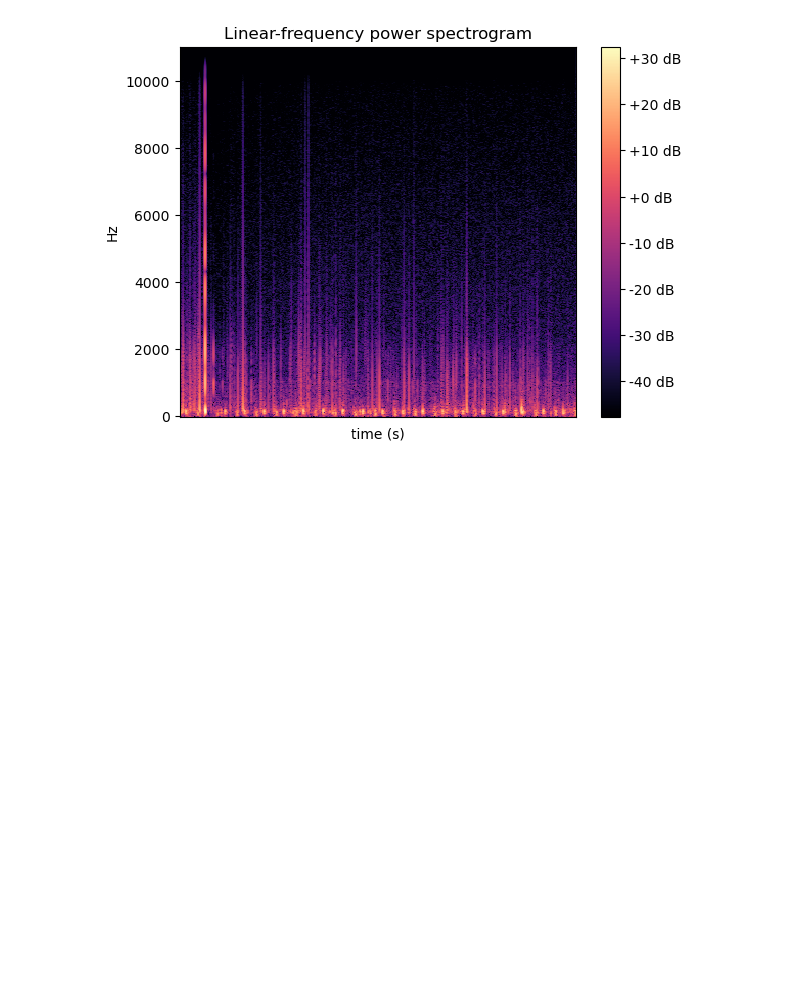
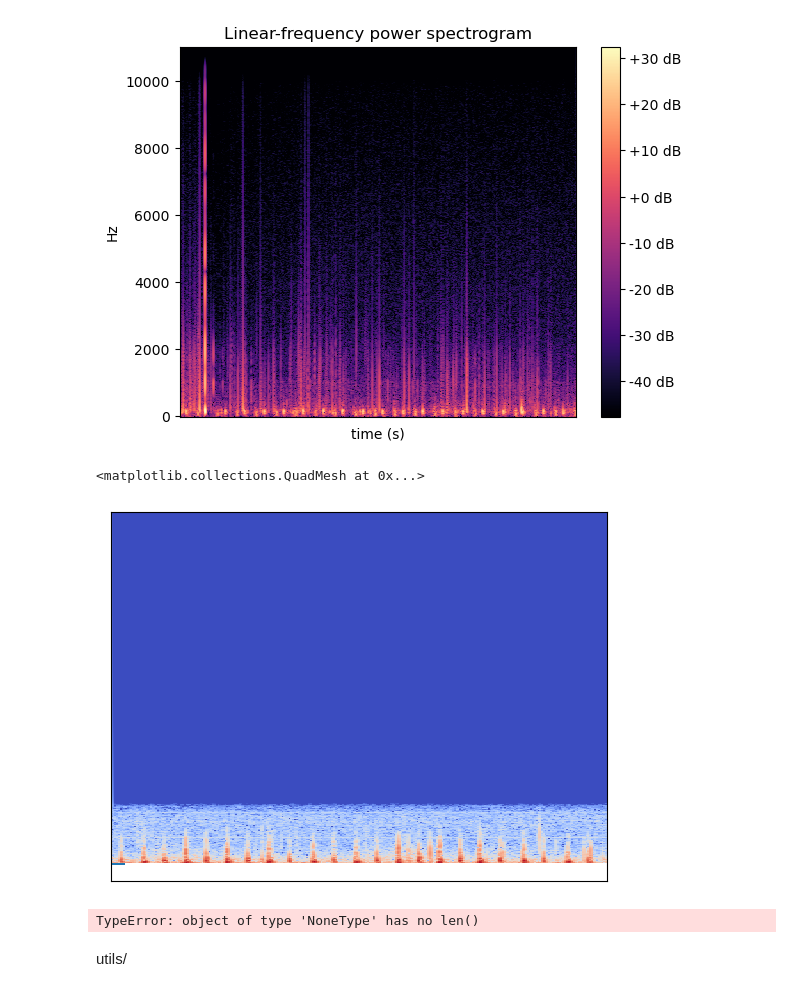
Before and after one commit to NattapolChan/SC1015-PROJECT, a Jupyter notebook: utils/preprocess.ipynb, the cells around one changed output. Drawn from its saved outputs; the diff is of its cells as text; code cells hidden in the pictures; blank space fills up the shorter version.

Commit message:
ipynb sample

```diff
--- a/utils/preprocess.ipynb
+++ b/utils/preprocess.ipynb
@@ -58,3 +59,56 @@ plt.xticks()
 # %% [output]
 (array([], dtype=float64), [])
 [figure]
+# %%
+import torch
+import torch.nn as nn
+from torch.utils.data import Dataset
+import matplotlib
+import matplotlib.pyplot as plt
+
+class set_b_dataset(Dataset):
+    def __init__(self, path: str):
+        super().__init__()
+        self.path = path
+        self.metadata = pd.read_csv(f'{PROJECT_DIR}dataset/set_b.csv')
+        self.filenames = []
+        for name in self.metadata['fname']:
+            if 'Bunlabelled' not in name:
+                self.filenames.append(name)
+        self.dataset = []
+        self.fft = []
+        for fn in self.filenames:
+            data, samplerate = librosa.load(f'{PROJECT_DIR}dataset/{fn}')
+            self.dataset.append([data, samplerate])
+            self.fft.append(librosa.amplitude_to_db(librosa.stft(data)))
+
+    def __len__(self) -> int:
+        return len(self.landmarks_frame)
+
+    def __getitem__(self, idx: int) -> tuple[np.ndarray, int]:
+        return self.dataset[idx][0], self.dataset[idx][1]
+
+    def show_wave(self, idx: int, **kwargs) -> librosa.display.AdaptiveWaveplot:
+        return librosa.display.waveshow(self.dataset[idx][0], sr=self.dataset[idx][1], *kwargs)
+
+    def show_spec(self, idx: int, **kwargs) -> matplotlib.collections.QuadMesh:
+        return librosa.display.specshow(self.fft[idx], *kwargs)
+
+    def denoise(self) -> None:
+        # denoise function
+# %%
+data = set_b_dataset(path='/Users/nattapolchanpaisit/Documents/GitHub/Algorithm/SC1015-PROJECT/dataset/set_b.csv')
+# %%
+data.show_wave(10)
+data.show_spec(10)
+# %% [output]
+<matplotlib.collections.QuadMesh at 0x...>
+[figure, added]
+# %%
+/Users/nattapolchanpaisit/Documents/GitHub/Algorithm/SC1015-PROJECT/dataset/set_b/extrastole__127_1306764300147_C2.wav
+/Users/nattapolchanpaisit/Documents/GitHub/Algorithm/SC1015-PROJECT/dataset/set_b/extrastole_127_1306764300147_C2.wav
+len(data)
+# %% [output]
+TypeError: object of type 'NoneType' has no len()
+# %% [markdown]
+utils/
```
Also changed, not shown: parts of 2 cells of this notebook.
